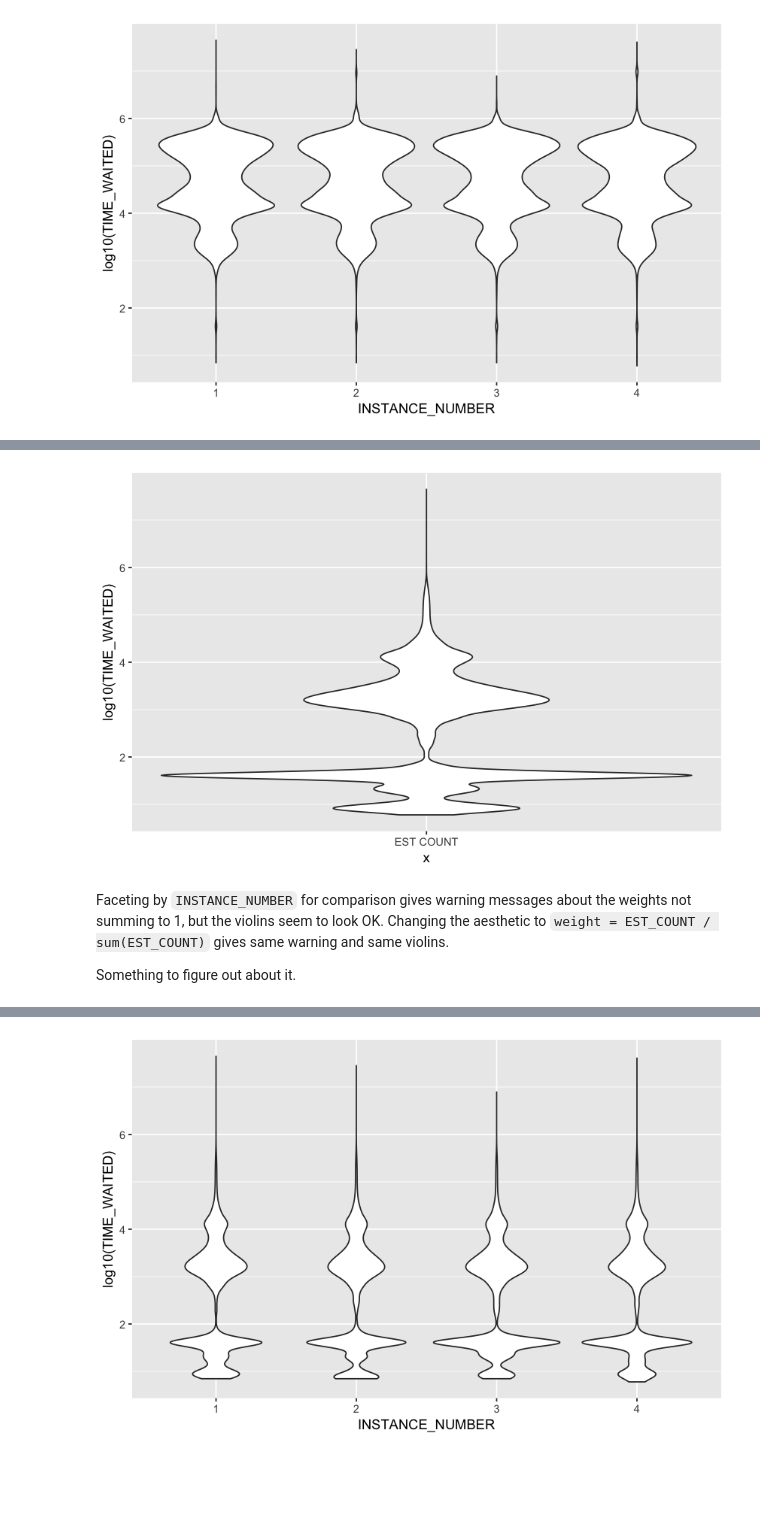
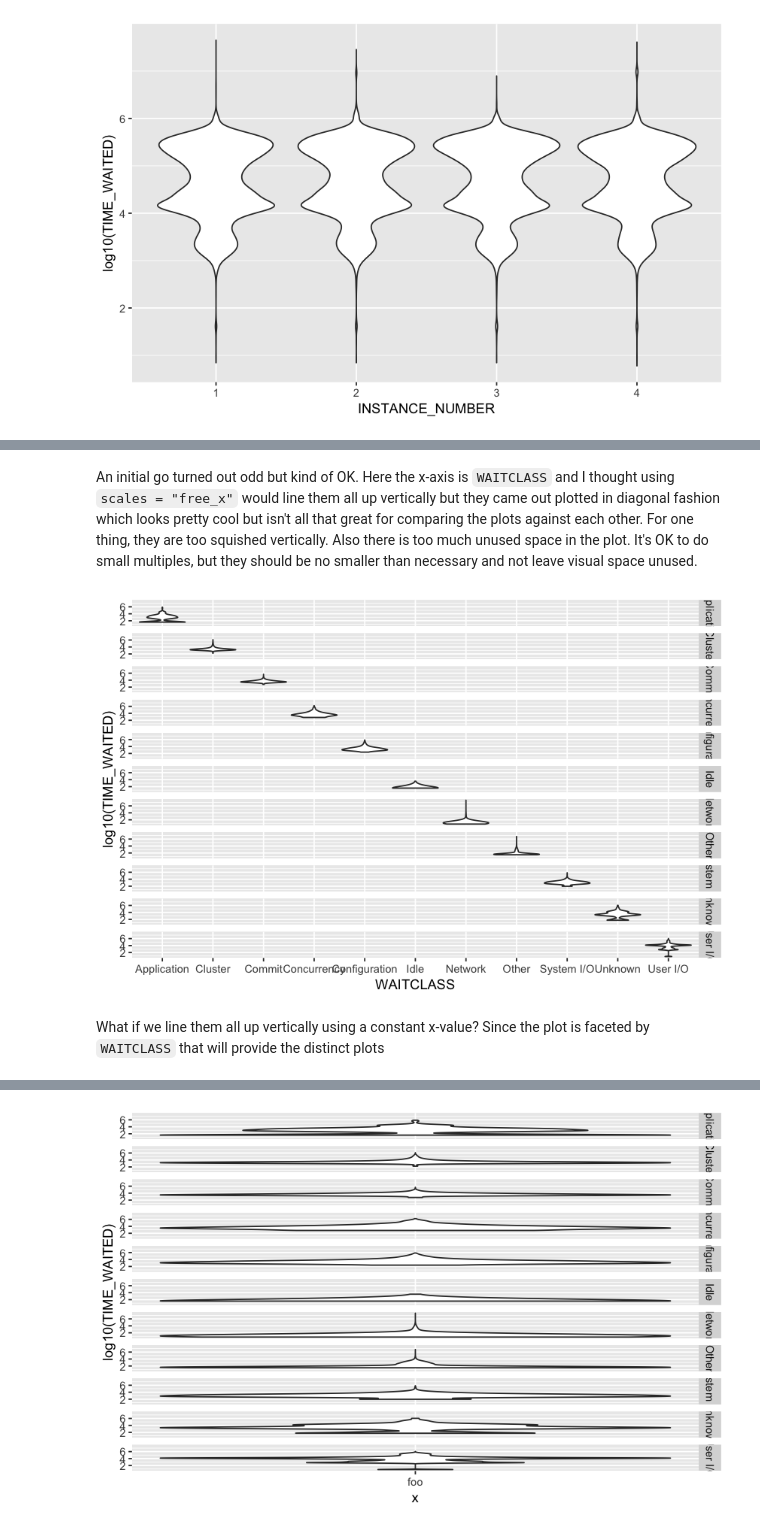
Before and after one commit to jberesni/ASHviz, a Jupyter notebook: Jupyter/eventEst.ipynb, the cells around one changed output, grey strips where cells are left out. Drawn from its saved outputs; the diff is of its cells as text; code cells hidden in the pictures; blank space fills up the shorter version.

Commit message:
some new stuff, some fixes
added new small multiple stuff, tweaked violin plots for article

```diff
--- a/Jupyter/eventEst.ipynb
+++ b/Jupyter/eventEst.ipynb
@@ -194,14 +266,20 @@ ggplot(data=Events, aes(x=INSTANCE_NUMBER, y=log10(TIME_WAITED))) +
+# %%
+d <- Events %>% mutate(TOT_TOT = sum(EST_COUNT)) %>% group_by(WAITCLASS) %>% mutate(CLASS_TOT = sum(EST_COUNT))
+#str(d)
+# %% [markdown]
+An initial go turned out odd but kind of OK. Here the x-axis is `WAITCLASS` and I thought using `scales = "free_x"` would line them all up vertically but they came out plotted in diagonal fashion which looks pretty cool but isn't all that great for comparing the plots against each other. For one thing, they are too squished vertically. Also there is too much unused space in the plot. It's OK to do small multiples, but they should be no smaller than necessary and not leave visual space unused.
 # %%
-ggplot(data=Events, aes(x="EST COUNT", y=log10(TIME_WAITED))) +
-  geom_violin(aes(weight=EST_COUNT/sum(EST_COUNT)))
+ggplot( data = d
+      , aes( x = WAITCLASS, y = log10(TIME_WAITED) ) ) +
+  geom_violin( aes( weight = EST_COUNT / CLASS_TOT ) ) +
+  facet_grid(WAITCLASS ~., scales = "free_x")
 # %% [output]
-[figure, old version]
+[figure, new version]
-# %% [markdown]
-Faceting by `INSTANCE_NUMBER` for comparison gives warning messages about the weights not summing to 1, but the violins seem to look OK. Changing the aesthetic to `weight = EST_COUNT / sum(EST_COUNT)` gives same warning and same violins.
-
-Something to figure out about it.
+# %% [markdown]
+What if we line them all up vertically using a constant x-value? Since the plot is faceted by `WAITCLASS` that will provide the distinct plots
 # %%
-ggplot( data = Events
-      , aes( x = INSTANCE_NUMBER, y = log10(TIME_WAITED) ) ) +
-  geom_violin( aes( weight = EST_COUNT ) )
+ggplot( data = d
+      , aes( x = "foo", y = log10(TIME_WAITED) ) ) +
+  geom_violin( aes( weight = EST_COUNT / CLASS_TOT) ) +
+  facet_grid(WAITCLASS ~., scales = "free_x")
 # %% [output]
@@ -213 +286 @@ Warning message in density.default(x, weights = w, bw = bw, adjust = adjust, ker
-[figure, old version]
+[figure, new version]
```
Also changed, not shown: parts of 39 cells of this notebook.
